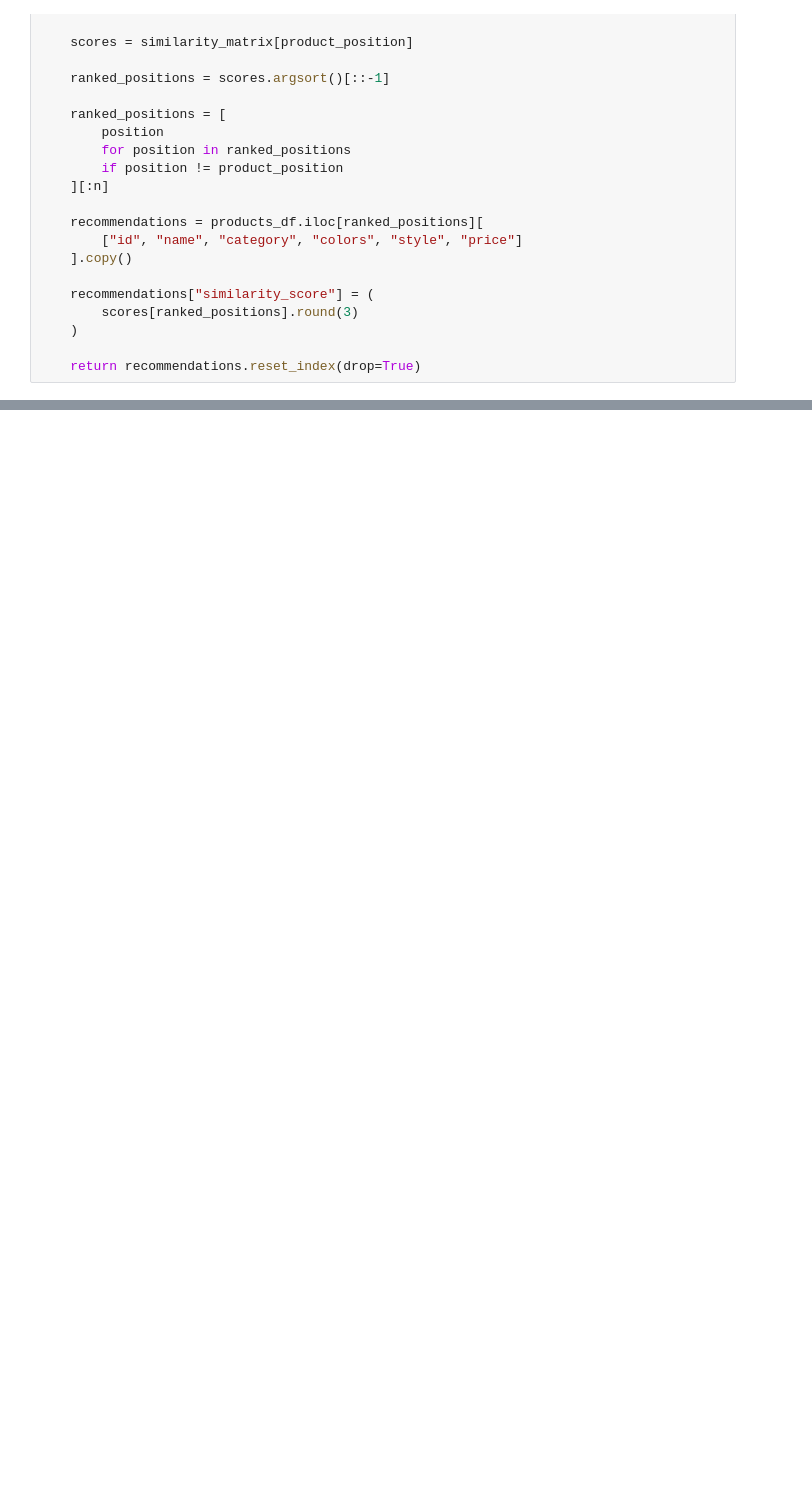
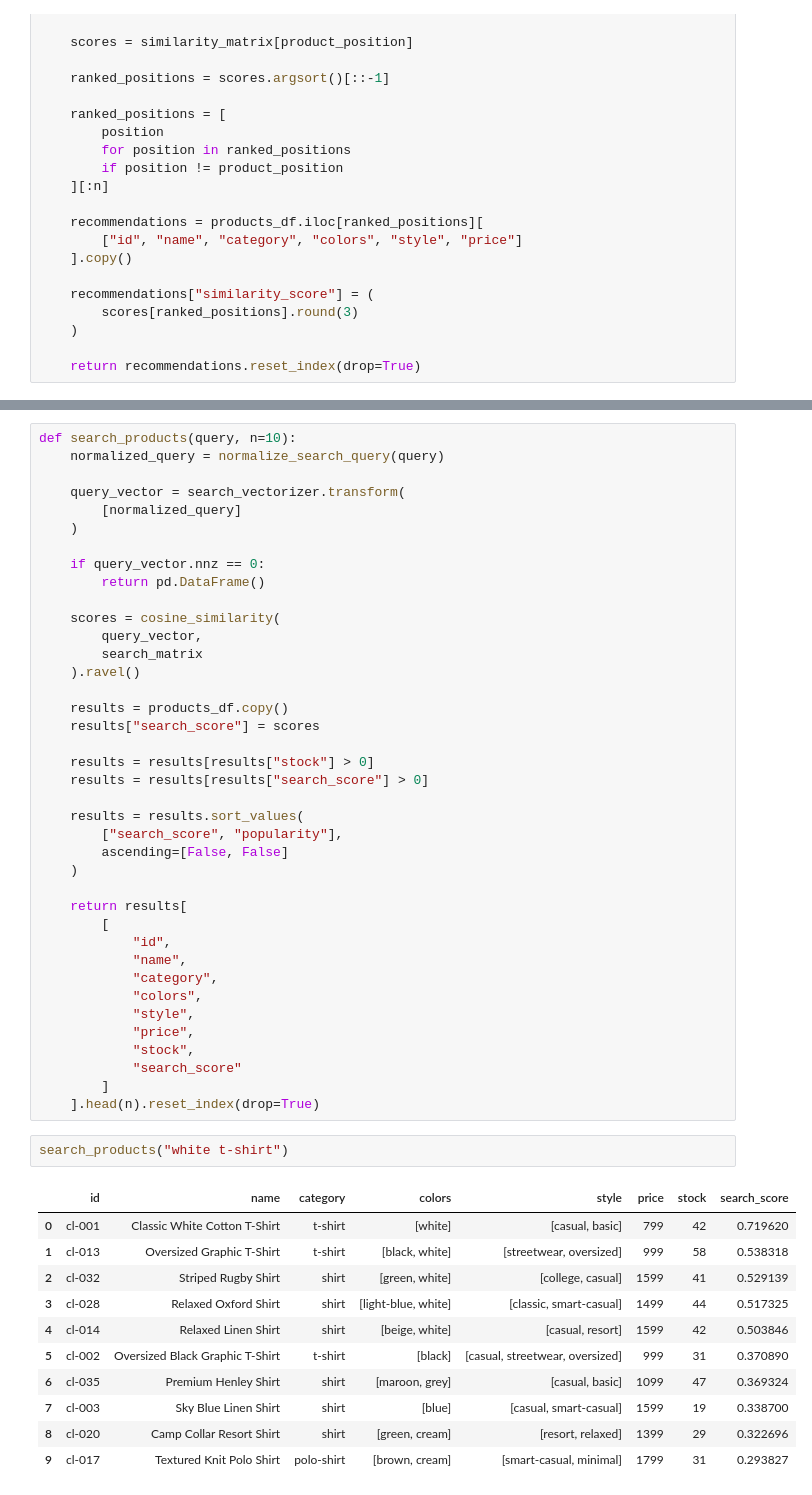
Before and after one commit to AnubhavPanwar1947/content-based-clothing-recommendation-model, a Jupyter notebook: notebooks/01_content_based_recommender.ipynb, the cells around one changed output, grey strips where cells are left out. Saved outputs shown, nothing was run; the diff lists cells and outputs as text; blank space fills up the shorter version.

Commit message:
Add expanded catalog and product search
Co-authored-by: Cursor <cursoragent@cursor.com>

```diff
--- a/notebooks/01_content_based_recommender.ipynb
+++ b/notebooks/01_content_based_recommender.ipynb
@@ -159,0 +198,53 @@ recommend_products("cl-002", n=5)
+# %%
+def search_products(query, n=10):
+    normalized_query = normalize_search_query(query)
+
+    query_vector = search_vectorizer.transform(
+        [normalized_query]
+    )
+
+    if query_vector.nnz == 0:
+        return pd.DataFrame()
+
+    scores = cosine_similarity(
+        query_vector,
+        search_matrix
+    ).ravel()
+
+    results = products_df.copy()
+    results["search_score"] = scores
+
+    results = results[results["stock"] > 0]
+    results = results[results["search_score"] > 0]
+
+    results = results.sort_values(
+        ["search_score", "popularity"],
+        ascending=[False, False]
+    )
+
+    return results[
+        [
+            "id",
+            "name",
+            "category",
+            "colors",
+            "style",
+            "price",
+            "stock",
+            "search_score"
+        ]
+    ].head(n).reset_index(drop=True)
+# %%
+search_products("white t-shirt")
+# %% [output]
+|  | id | name | category | colors | style | price | stock | search_score |
+| 0 | cl-001 | Classic White Cotton T-Shirt | t-shirt | [white] | [casual, basic] | 799 | 42 | 0.719620 |
+| 1 | cl-013 | Oversized Graphic T-Shirt | t-shirt | [black, white] | [streetwear, oversized] | 999 | 58 | 0.538318 |
+| 2 | cl-032 | Striped Rugby Shirt | shirt | [green, white] | [college, casual] | 1599 | 41 | 0.529139 |
+| 3 | cl-028 | Relaxed Oxford Shirt | shirt | [light-blue, white] | [classic, smart-casual] | 1499 | 44 | 0.517325 |
+| 4 | cl-014 | Relaxed Linen Shirt | shirt | [beige, white] | [casual, resort] | 1599 | 42 | 0.503846 |
+| 5 | cl-002 | Oversized Black Graphic T-Shirt | t-shirt | [black] | [casual, streetwear, oversized] | 999 | 31 | 0.370890 |
+| 6 | cl-035 | Premium Henley Shirt | shirt | [maroon, grey] | [casual, basic] | 1099 | 47 | 0.369324 |
+| 7 | cl-003 | Sky Blue Linen Shirt | shirt | [blue] | [casual, smart-casual] | 1599 | 19 | 0.338700 |
+| 8 | cl-020 | Camp Collar Resort Shirt | shirt | [green, cream] | [resort, relaxed] | 1399 | 29 | 0.322696 |
+| 9 | cl-017 | Textured Knit Polo Shirt | polo-shirt | [brown, cream] | [smart-casual, minimal] | 1799 | 31 | 0.293827 |
```
Also changed, not shown: parts of 20 cells of this notebook, 1 other file.
